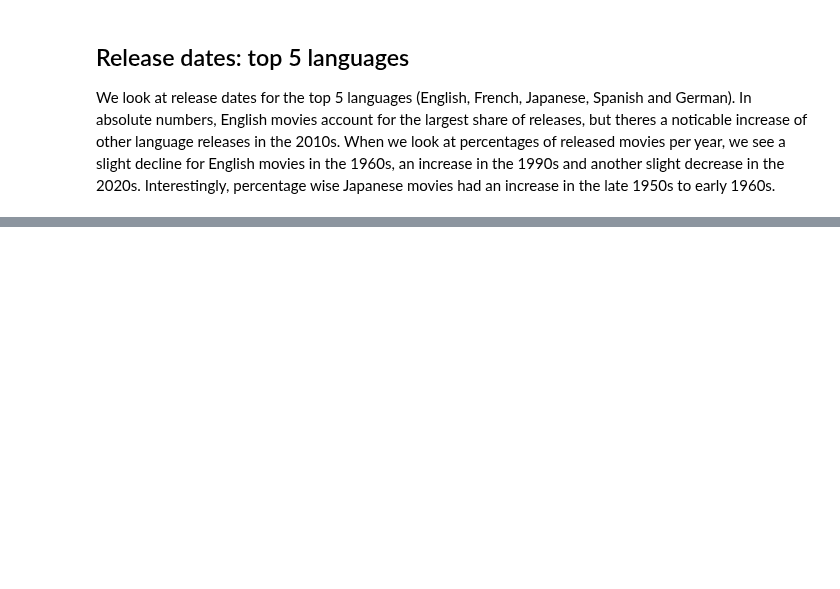
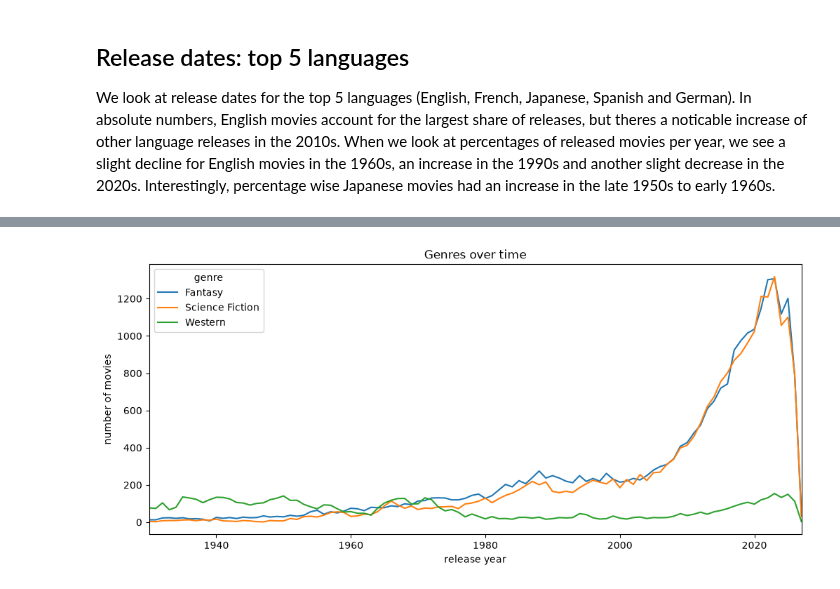
Before and after one commit to paulinchenS/movies_project, a Jupyter notebook: notebooks/exploratory_analysis.ipynb, the cells around one changed output, grey strips where cells are left out. Cells and saved outputs as stored; diff of their text form; code cells hidden in the pictures; blank space fills up the shorter version.

```diff
--- a/notebooks/exploratory_analysis.ipynb
+++ b/notebooks/exploratory_analysis.ipynb
@@ -176,0 +203,7 @@ We look at release dates for the top 5 languages (English, French, Japanese, Spa
+# %%
+year_genres[['Fantasy', 'Science Fiction', 'Western']].plot(figsize=(12, 5), title='Genres over time', xlabel='release year',
+    ylabel='number of movies')
+plt.xlim(1930, 2027)
+plt.show()
+# %% [output]
+[figure, added]
```
Also changed, not shown: parts of 11 cells of this notebook.
